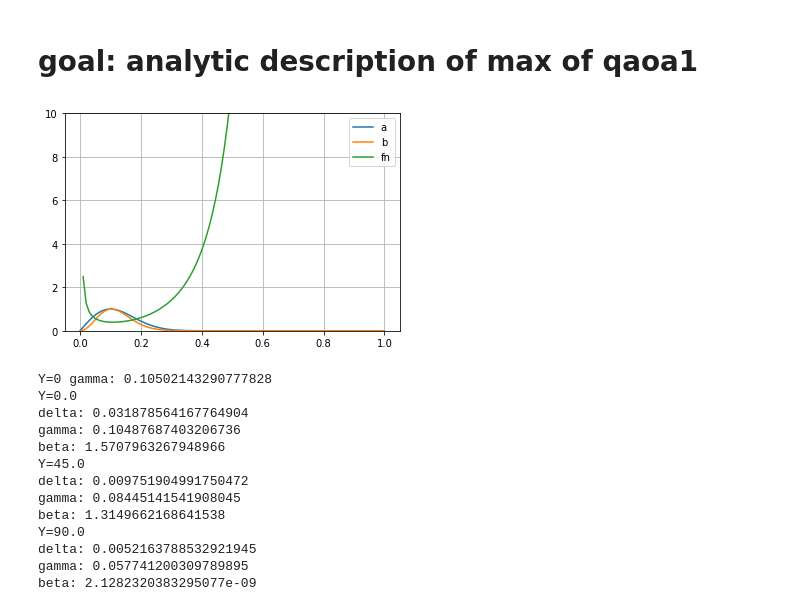
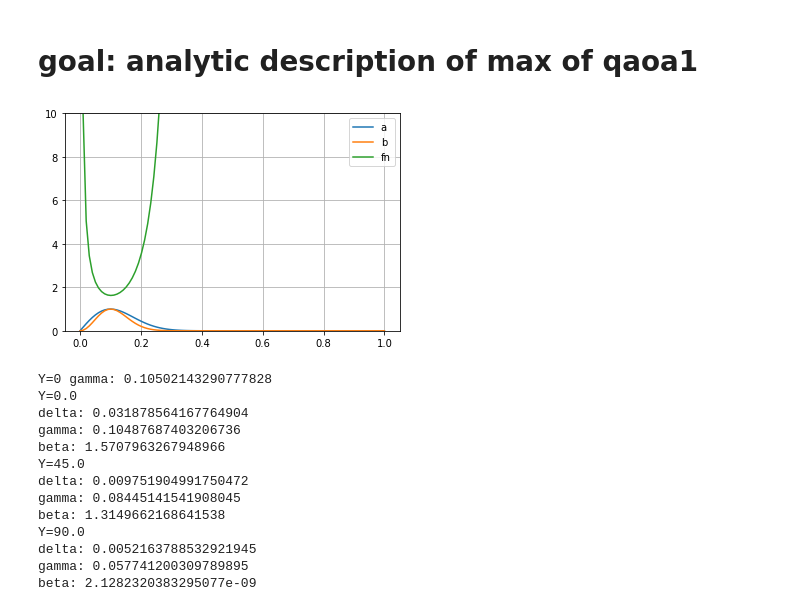
Before and after one commit to marwahaha/qaoa-local-competitors, a Jupyter notebook: QAOA.ipynb, the cells around one changed output. Saved outputs shown, nothing was run; the diff lists cells and outputs as text; code cells hidden in the pictures.

```diff
--- a/QAOA.ipynb
+++ b/QAOA.ipynb
@@ -868,19 +868,19 @@ af = lambda g, D, Y: cos(g)**(D-1) * sin(g)
 bf  = lambda g, D, Y: 0.5 * cos(g)**(2*(D-1-Y)) * (1 - cos(2*g)**Y)
 # %%
 D=100
-Y=40
+Y=10
 inps = np.linspace(0, 1, 100)
 a = [af(i, D, Y) for i in inps]
 b = [bf(i, D, Y) for i in inps]
 o = [af(i, D, Y)/bf(i,D,Y) for i in inps]
 plt.plot(inps, a/max(a), label='a')
 plt.plot(inps, b/max(b), label='b')
 plt.plot(inps, o, label='fn')
 plt.ylim(0,10)
 plt.legend()
 plt.grid()
 # %% [output]
-[figure, old version]
+[figure, new version]
 # %%
 D=91
 print("Y=0 gamma:", (np.arctan((D-1)**-0.5)))
```
Also changed, not shown: 13 other files.
